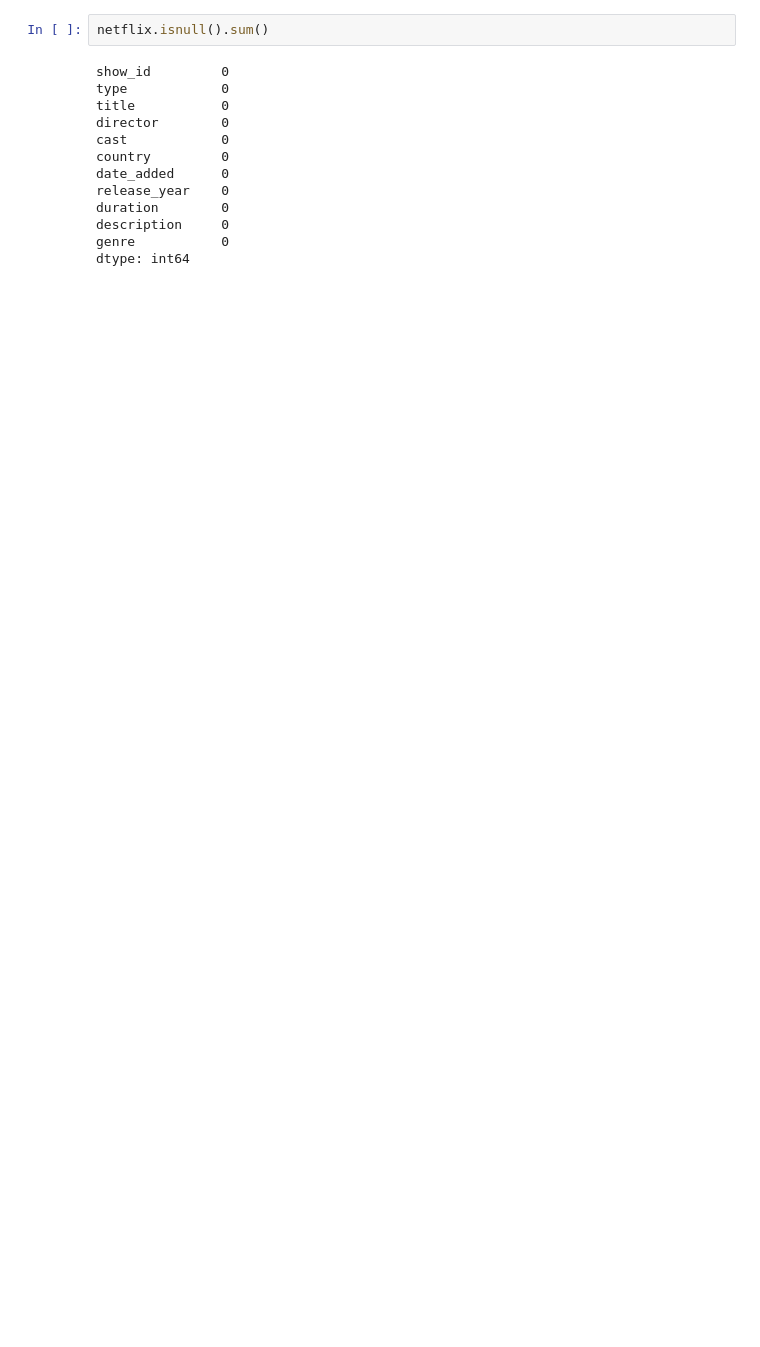
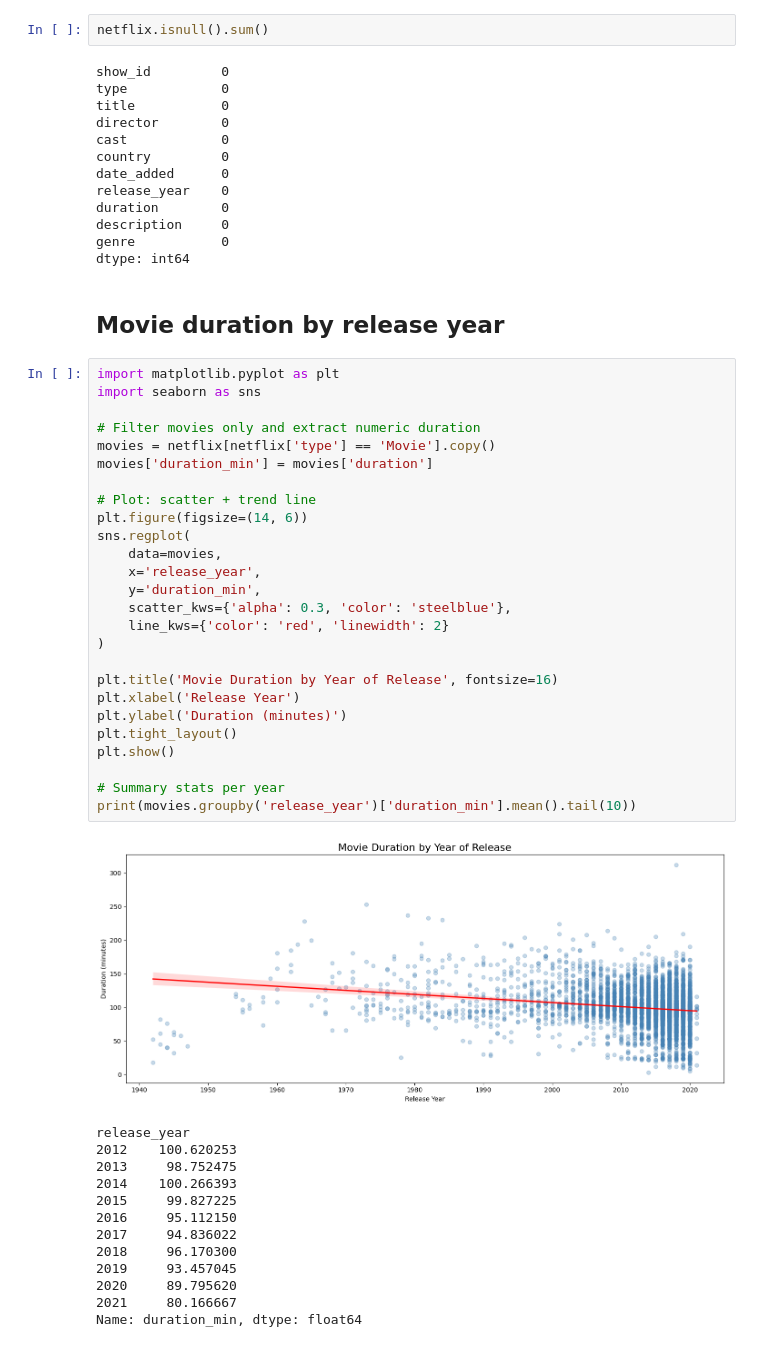
Before and after one commit to ULabanieh/CLA-Bootcamp, a Jupyter notebook: Guided Practices & Homeworks/GP6 - Data Visualization.ipynb, the cells around one changed output. Cells and saved outputs as stored; diff of their text form; blank space fills up the shorter version.

```diff
--- a/Guided Practices & Homeworks/GP6 - Data Visualization.ipynb
+++ b/Guided Practices & Homeworks/GP6 - Data Visualization.ipynb
@@ -130,3 +130,45 @@ duration        0
 description     0
 genre           0
 dtype: int64
+# %% [markdown]
+## Movie duration by release year
+# %%
+import matplotlib.pyplot as plt
+import seaborn as sns
+
+# Filter movies only and extract numeric duration
+movies = netflix[netflix['type'] == 'Movie'].copy()
+movies['duration_min'] = movies['duration']
+
+# Plot: scatter + trend line
+plt.figure(figsize=(14, 6))
+sns.regplot(
+    data=movies,
+    x='release_year',
+    y='duration_min',
+    scatter_kws={'alpha': 0.3, 'color': 'steelblue'},
+    line_kws={'color': 'red', 'linewidth': 2}
+)
+
+plt.title('Movie Duration by Year of Release', fontsize=16)
+plt.xlabel('Release Year')
+plt.ylabel('Duration (minutes)')
+plt.tight_layout()
+plt.show()
+
+# Summary stats per year
+print(movies.groupby('release_year')['duration_min'].mean().tail(10))
+# %% [output]
+[figure, added]
+release_year
+2012    100.620253
+2013     98.752475
+2014    100.266393
+2015     99.827225
+2016     95.112150
+2017     94.836022
+2018     96.170300
+2019     93.457045
+2020     89.795620
+2021     80.166667
+Name: duration_min, dtype: float64
```
